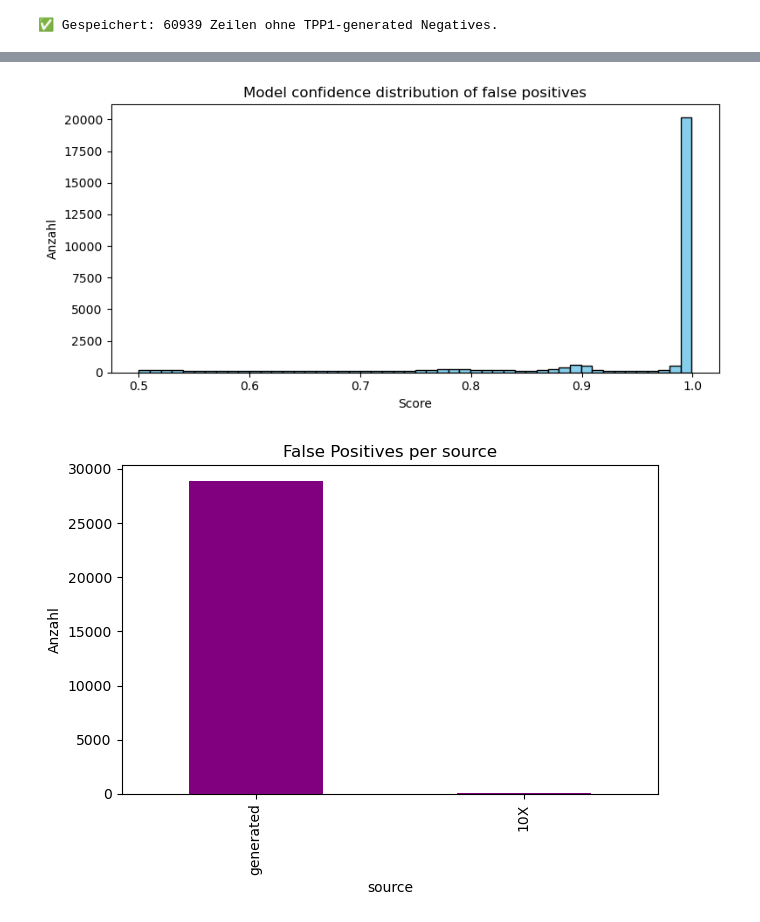
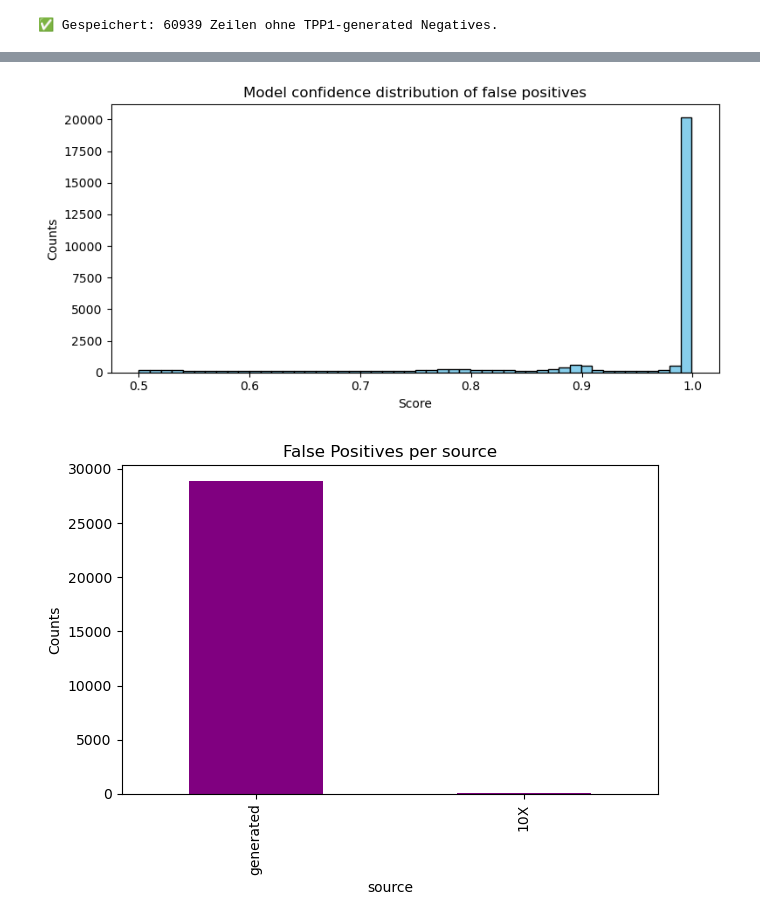
Before and after one commit to liselott321/BA-Cancer-Immunotherapy, a Jupyter notebook: data_scripts/datapipeline/datacheck_for_testfile.ipynb, the cells around one changed output, grey strips where cells are left out. Saved outputs shown, nothing was run; the diff lists cells and outputs as text; code cells hidden in the pictures.

```diff
--- a/data_scripts/datapipeline/datacheck_for_testfile.ipynb
+++ b/data_scripts/datapipeline/datacheck_for_testfile.ipynb
@@ -995,21 +612,21 @@ print(comparison.sort_values("drop", ascending=False).head(10))
-# %%
-import pandas as pd
-import matplotlib.pyplot as plt
-
-fp = pd.read_csv("../../results/false_positives.csv", sep="\t")
-
-# Häufigste Epitope
-epitope_counts = fp["Epitope"].value_counts().head(10)
-
-plt.figure(figsize=(8, 4))
-plt.hist(fp["score"], bins=50, color="skyblue", edgecolor="black")
-plt.title("Model confidence distribution of false positives")
-plt.xlabel("Score")
-plt.ylabel("Anzahl")
-plt.tight_layout()
-plt.show()
-# %% [output]
-[figure, removed]
+# %%
+import pandas as pd
+import matplotlib.pyplot as plt
+
+fp = pd.read_csv("../../results/false_positives.csv", sep="\t")
+
+# Häufigste Epitope
+epitope_counts = fp["Epitope"].value_counts().head(10)
+
+plt.figure(figsize=(8, 4))
+plt.hist(fp["score"], bins=50, color="skyblue", edgecolor="black")
+plt.title("Model confidence distribution of false positives")
+plt.xlabel("Score")
+plt.ylabel("Counts")
+plt.tight_layout()
+plt.show()
+# %% [output]
+[figure, added]
 # %%
 source_counts = fp["source"].value_counts()
 
```
Also changed, not shown: parts of 16 cells of this notebook, 31 other files.
